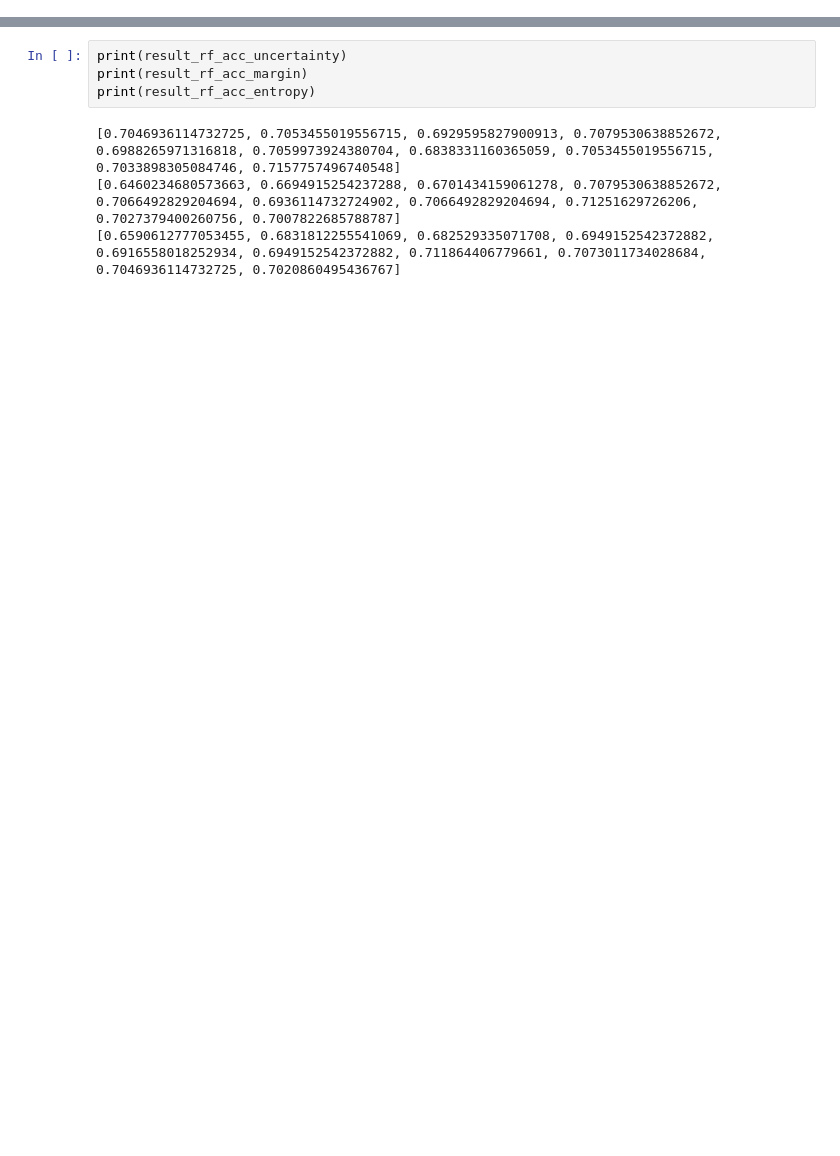
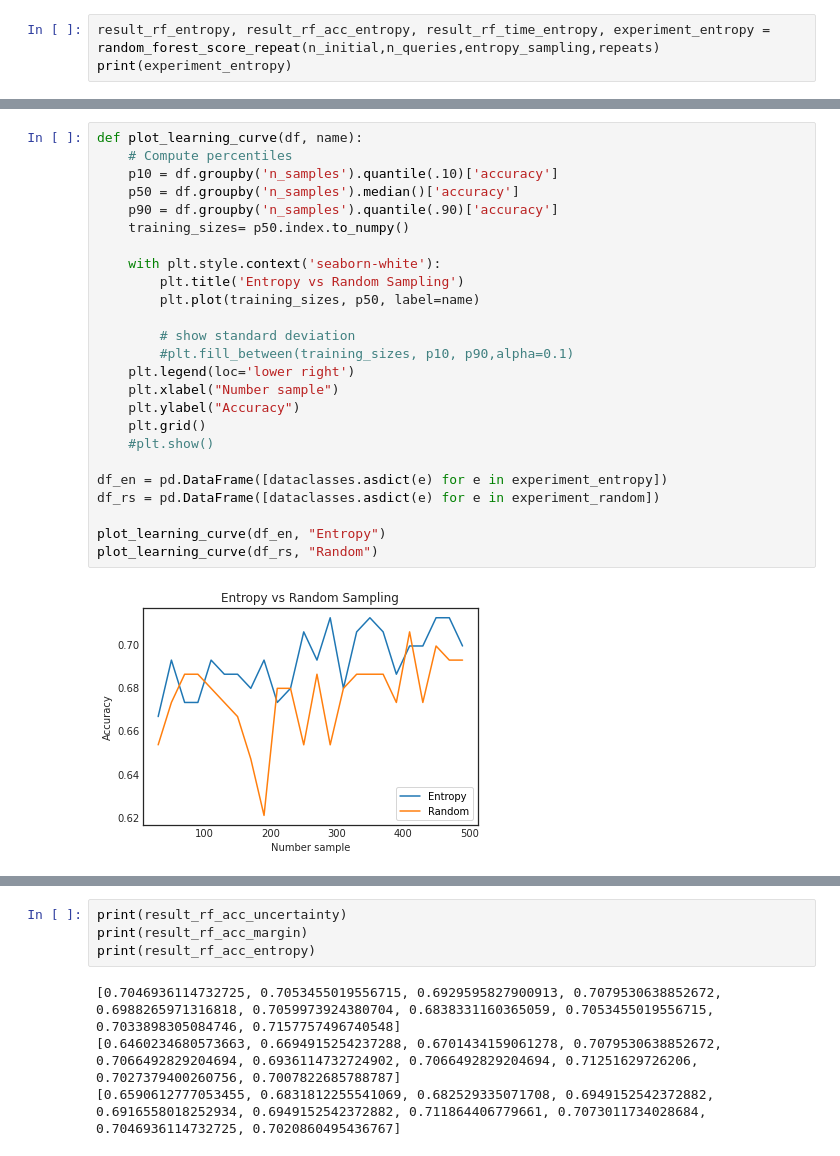
Before and after one commit to hafizbudi/active-learning, a Jupyter notebook: AL_with_CrisisMMD.ipynb, the cells around one changed output, grey strips where cells are left out. Cells and saved outputs as stored; diff of their text form; blank space fills up the shorter version.

```diff
--- a/AL_with_CrisisMMD.ipynb
+++ b/AL_with_CrisisMMD.ipynb
@@ -210,0 +322,3 @@ weighted avg       0.68      0.70      0.66      1534
+# %%
+result_rf_entropy, result_rf_acc_entropy, result_rf_time_entropy, experiment_entropy = random_forest_score_repeat(n_initial,n_queries,entropy_sampling,repeats)
+print(experiment_entropy)
@@ -210,0 +392,27 @@ weighted avg       0.68      0.70      0.66      1534
+# %%
+def plot_learning_curve(df, name):
+    # Compute percentiles
+    p10 = df.groupby('n_samples').quantile(.10)['accuracy']
+    p50 = df.groupby('n_samples').median()['accuracy']
+    p90 = df.groupby('n_samples').quantile(.90)['accuracy']
+    training_sizes= p50.index.to_numpy()
+
+    with plt.style.context('seaborn-white'):
+        plt.title('Entropy vs Random Sampling')
+        plt.plot(training_sizes, p50, label=name)
+
+        # show standard deviation
+        #plt.fill_between(training_sizes, p10, p90,alpha=0.1)
+    plt.legend(loc='lower right')
+    plt.xlabel("Number sample")
+    plt.ylabel("Accuracy")
+    plt.grid()
+    #plt.show()
+
+df_en = pd.DataFrame([dataclasses.asdict(e) for e in experiment_entropy])
+df_rs = pd.DataFrame([dataclasses.asdict(e) for e in experiment_random])
+
+plot_learning_curve(df_en, "Entropy")
+plot_learning_curve(df_rs, "Random")
+# %% [output]
+[figure, added]
```
Also changed, not shown: parts of 21 cells of this notebook.
